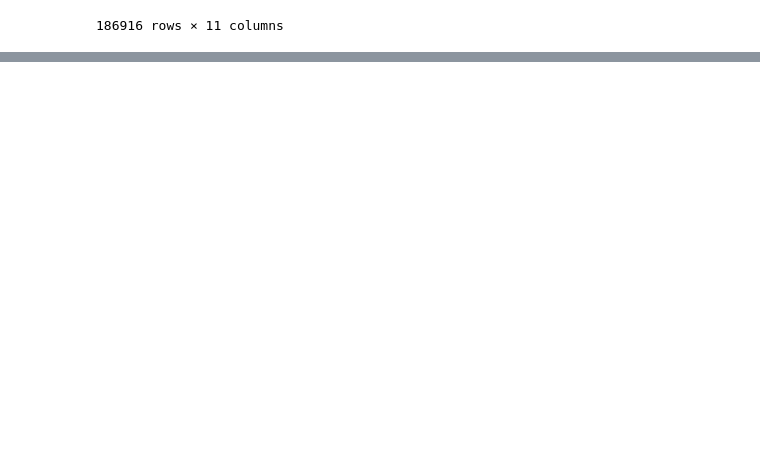
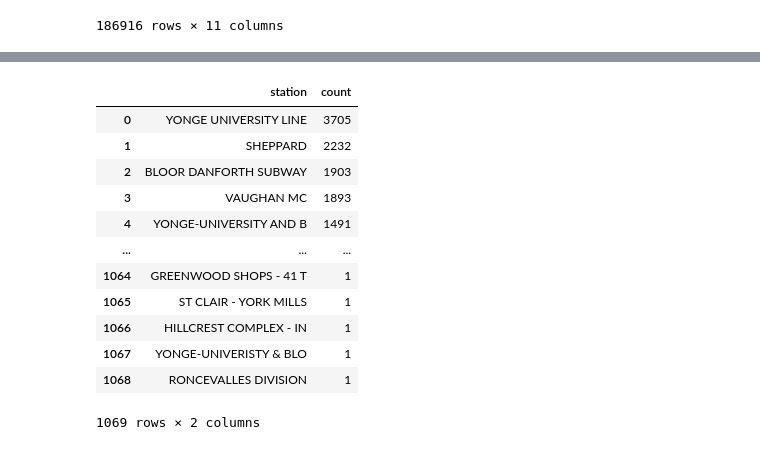
Before and after one commit to DevAwol/TTCdelay, a Jupyter notebook: explore.ipynb, the cells around one changed output, grey strips where cells are left out. Drawn from its saved outputs; the diff is of its cells as text; code cells hidden in the pictures; blank space fills up the shorter version.

```diff
--- a/explore.ipynb
+++ b/explore.ipynb
@@ -291,0 +328,26 @@ SELECT * FROM ranked WHERE r_num IN (70,150)
+# %%
+pd.set_option('display.min_rows', 25)
+
+con.sql("""
+SELECT t1.station, COUNT(*) AS count
+FROM clean_delays AS t1
+LEFT JOIN station_trips_clean t2
+    ON t1.station = t2.station
+WHERE t2.station IS NULL
+GROUP BY t1.station
+ORDER BY count DESC
+""").df()
+# %% [output]
+|  | station | count |
+| 0 | YONGE UNIVERSITY LINE | 3705 |
+| 1 | SHEPPARD | 2232 |
+| 2 | BLOOR DANFORTH SUBWAY | 1903 |
+| 3 | VAUGHAN MC | 1893 |
+| 4 | YONGE-UNIVERSITY AND B | 1491 |
+| ... | ... | ... |
+| 1064 | GREENWOOD SHOPS - 41 T | 1 |
+| 1065 | ST CLAIR - YORK MILLS | 1 |
+| 1066 | HILLCREST COMPLEX - IN | 1 |
+| 1067 | YONGE-UNIVERISTY & BLO | 1 |
+| 1068 | RONCEVALLES DIVISION | 1 |
+1069 rows × 2 columns
```
Also changed, not shown: parts of 4 cells of this notebook.
